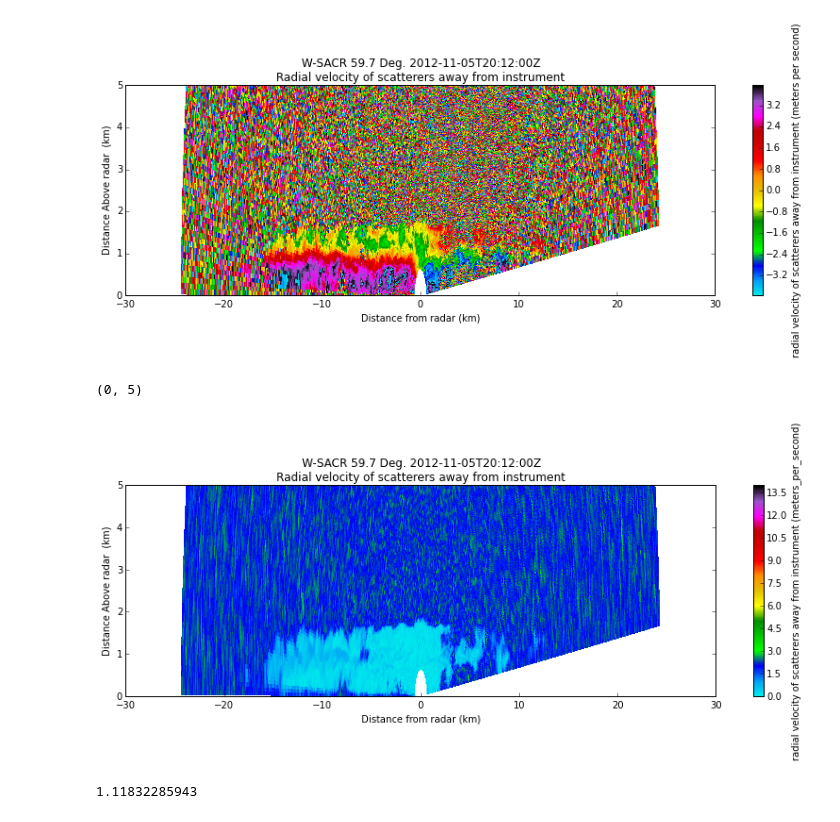
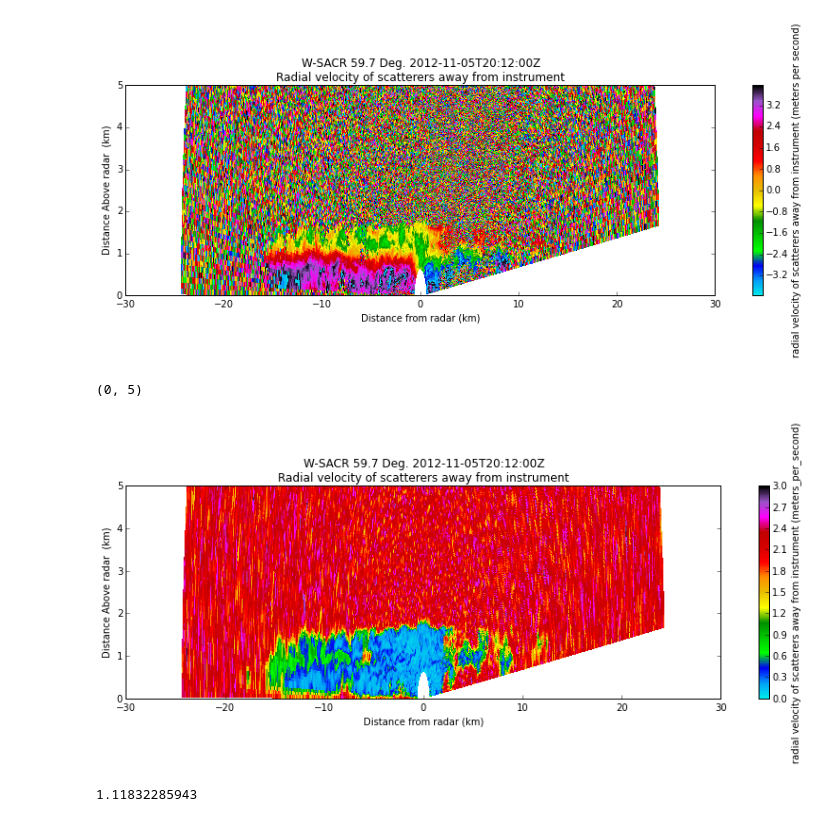
Before and after one commit to ANL-DIGR/openvap, a Jupyter notebook: development/cmac2/notebooks/Testing complex plane texture calculations .ipynb, the cells around one changed output. Saved outputs shown, nothing was run; the diff lists cells and outputs as text; code cells hidden in the pictures.

```diff
--- a/development/cmac2/notebooks/Testing complex plane texture calculations .ipynb
+++ b/development/cmac2/notebooks/Testing complex plane texture calculations .ipynb
@@ -124,14 +124,14 @@ radar2.add_field('velocity_texture', texture_field, replace_existing = True)
 # %%
 display = pyart.graph.RadarDisplay(radar2)
 fig = plt.figure(figsize = [14,4])
 display.plot_rhi('velocity_texture', sweep = 2,
                     mask_outside = False,
                     cmap = pyart.graph.cm.NWSRef,
-                    vmin = 0, vmax = 14)
+                    vmin = 0, vmax = 3)
 plt.ylim([0,5])
 # %% [output]
 (0, 5)
-[figure, old version]
+[figure, new version]
 # %%
 n, bins = np.histogram(filtered_data.flatten(), bins = 150)
 peaks = scipy.signal.find_peaks_cwt(n, np.array([10]))
```
Also changed, not shown: parts of 1 cell of this notebook.
